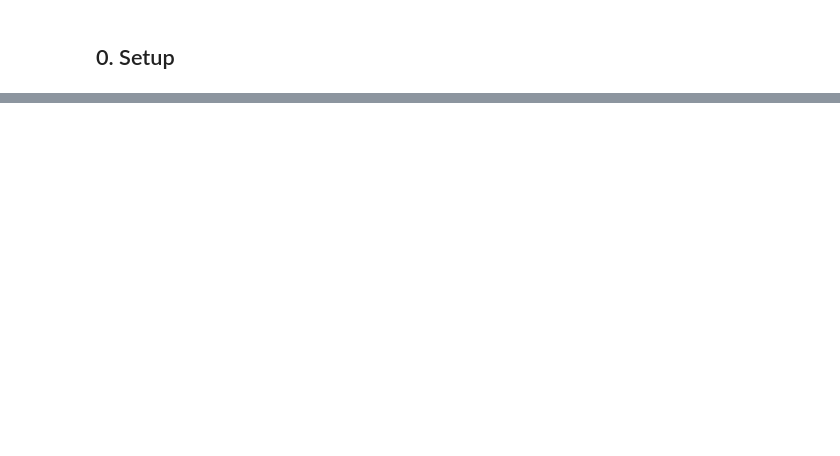
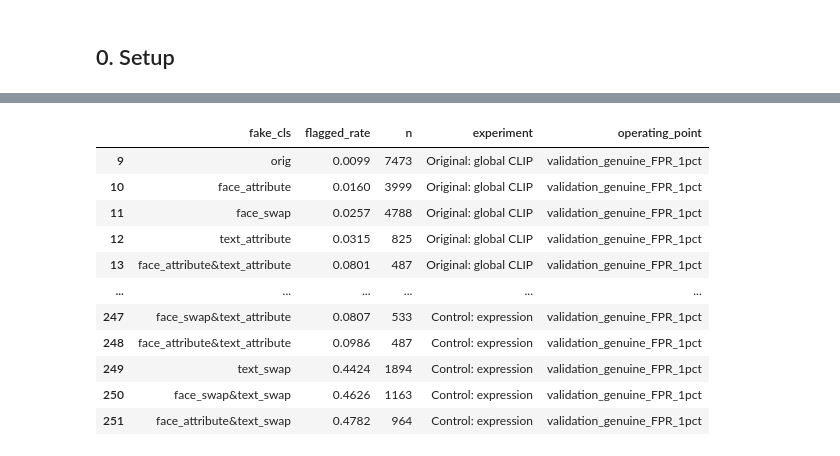
Before and after one commit to mfchloe/bt4012-team12, a Jupyter notebook: notebooks/07_multimodal_analysis.ipynb, the cells around one changed output, grey strips where cells are left out. Drawn from its saved outputs; the diff is of its cells as text; code cells hidden in the pictures; blank space fills up the shorter version.

```diff
--- a/notebooks/07_multimodal_analysis.ipynb
+++ b/notebooks/07_multimodal_analysis.ipynb
@@ -309,0 +716,87 @@ Use training data for fitting, validation for comparisons/thresholds, and test o
+# %%
+joined = {}
+for split, rows in data.items():
+    frame = rows.copy()
+    for group in feature_groups.values():
+        frame = frame.merge(group, on="row_id", how="left", validate="one_to_one", sort=False)
+    assert frame.row_id.tolist() == rows.row_id.tolist()
+    joined[split] = frame
+train, val = joined["train_sample"], joined["validation"]
+group_columns = {name: [c for c in frame if c != "row_id"] for name, frame in feature_groups.items()}
+controls = {
+    "phrases": [c for c in group_columns["phrases"] if c.endswith(("_count", "_missing"))],
+    "names": [c for c in group_columns["names"] if c.endswith(("_count", "_available"))],
+    "expression": [c for c in group_columns["expression"] if "_product_" not in c and "_opposite_" not in c],
+}
+BASE = CLIP_COLUMNS + FACE_COLUMNS
+experiments = {
+    "Original: global CLIP": CLIP_COLUMNS,
+    "Original: global + phrase control": CLIP_COLUMNS + controls["phrases"],
+    "Original: global + phrases": CLIP_COLUMNS + group_columns["phrases"],
+    "Expanded: baseline": BASE,
+}
+for size in [1, 2, 3]:
+    for groups in combinations(group_columns, size):
+        experiments["Expanded: " + " + ".join(groups)] = BASE + [c for g in groups for c in group_columns[g]]
+for group in group_columns:
+    experiments[f"Control: {group}"] = BASE + controls[group]
+
+
+def genuine_fpr_threshold(score, genuine, rate=0.01):
+    values = np.asarray(score)[np.asarray(genuine, dtype=bool)]
+    assert len(values) and np.isfinite(values).all() and 0 <= rate < 1
+    allowed = int(np.floor(rate * len(values)))
+    # >= threshold excludes all ties at the cutoff, so the allowed count is never exceeded.
+    cutoff = np.sort(values)[len(values) - allowed - 1]
+    return float(np.nextafter(cutoff, np.inf))
+
+
+def fit_experiment(columns):
+    assert len(columns) == len(set(columns))
+    assert np.isfinite(train[columns].to_numpy()).all() and np.isfinite(val[columns].to_numpy()).all()
+    predictions = {}
+    for target in ["image_fake", "text_fake"]:
+        assert train[target].nunique() == val[target].nunique() == 2
+        classifier = make_pipeline(StandardScaler(), LogisticRegression(C=1., max_iter=2000, random_state=RANDOM_STATE))
+        classifier.fit(train[columns], train[target])
+        predictions[target] = classifier.predict_proba(val[columns])[:, 1]
+    predictions["is_fake"] = combine_fake_score(predictions["image_fake"], predictions["text_fake"])
+    return predictions
+
+
+evaluation_start = time.perf_counter()
+validation_predictions, metric_rows, low_fpr_rows, type_rows, runtime_rows = {}, [], [], [], []
+genuine = val.is_fake.to_numpy() == 0
+assert genuine.any()
+for experiment, columns in experiments.items():
+    start = time.perf_counter()
+    scores = fit_experiment(columns)
+    validation_predictions[experiment] = scores
+    for target, score in scores.items():
+        threshold = best_f1_threshold(val[target], score)
+        strict_threshold = genuine_fpr_threshold(score, genuine)
+        metric_rows.append({"experiment": experiment, "target": target, "n_features": len(columns),
+                            **binary_metrics(val[target], score, threshold),
+                            "genuine_FPR": float((score[genuine] >= threshold).mean())})
+        low_fpr_rows.append({"experiment": experiment, "target": target,
+                             **binary_metrics(val[target], score, strict_threshold),
+                             "genuine_FPR": float((score[genuine] >= strict_threshold).mean())})
+        assert low_fpr_rows[-1]["genuine_FPR"] <= 0.01 + 1e-12
+        if target == "is_fake":
+            for setting, value in [("validation_F1", threshold), ("validation_genuine_FPR_1pct", strict_threshold)]:
+                table = detection_rate_by_type(val, score, value).reset_index()
+                table["experiment"], table["operating_point"] = experiment, setting
+                type_rows.append(table)
+    elapsed = time.perf_counter() - start
+    runtime_rows.append({"experiment": experiment, "seconds": elapsed})
+    print(f"{experiment}: {len(columns)} features, {elapsed:.1f}s", flush=True)
+
+results = pd.DataFrame(metric_rows)
+low_fpr_results = pd.DataFrame(low_fpr_rows)
+by_type = pd.concat(type_rows, ignore_index=True)
+runtimes = pd.DataFrame(runtime_rows)
+timings["validation_fit_and_metrics_seconds"] = time.perf_counter() - evaluation_start
+display(results.round(4))
+display(low_fpr_results[["experiment", "target", "genuine_FPR", "Recall", "Precision", "F1"]].round(4))
+display(by_type[by_type.operating_point == "validation_genuine_FPR_1pct"].round(4))
+# %% [output]
@@ -309,0 +851,12 @@ Use training data for fitting, validation for comparisons/thresholds, and test o
+|  | fake_cls | flagged_rate | n | experiment | operating_point |
+| 9 | orig | 0.0099 | 7473 | Original: global CLIP | validation_genuine_FPR_1pct |
+| 10 | face_attribute | 0.0160 | 3999 | Original: global CLIP | validation_genuine_FPR_1pct |
+| 11 | face_swap | 0.0257 | 4788 | Original: global CLIP | validation_genuine_FPR_1pct |
+| 12 | text_attribute | 0.0315 | 825 | Original: global CLIP | validation_genuine_FPR_1pct |
+| 13 | face_attribute&text_attribute | 0.0801 | 487 | Original: global CLIP | validation_genuine_FPR_1pct |
+| ... | ... | ... | ... | ... | ... |
+| 247 | face_swap&text_attribute | 0.0807 | 533 | Control: expression | validation_genuine_FPR_1pct |
+| 248 | face_attribute&text_attribute | 0.0986 | 487 | Control: expression | validation_genuine_FPR_1pct |
+| 249 | text_swap | 0.4424 | 1894 | Control: expression | validation_genuine_FPR_1pct |
+| 250 | face_swap&text_swap | 0.4626 | 1163 | Control: expression | validation_genuine_FPR_1pct |
+| 251 | face_attribute&text_swap | 0.4782 | 964 | Control: expression | validation_genuine_FPR_1pct |
```
Also changed, not shown: parts of 42 cells of this notebook, 2 other files.
